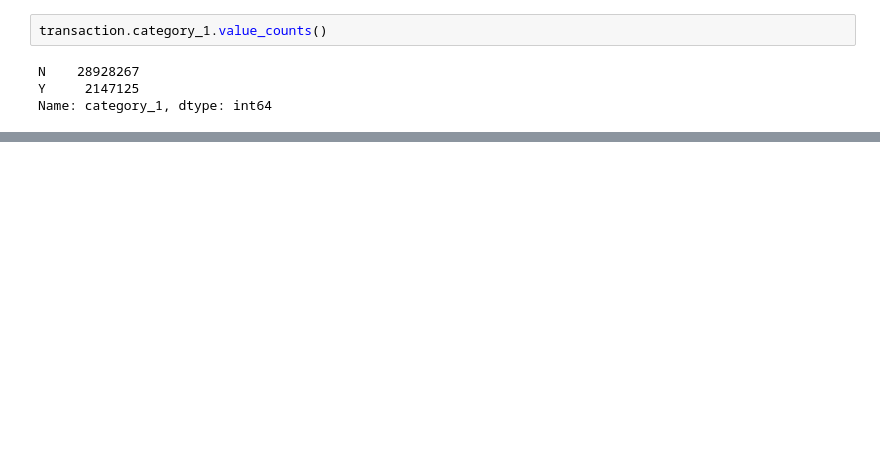
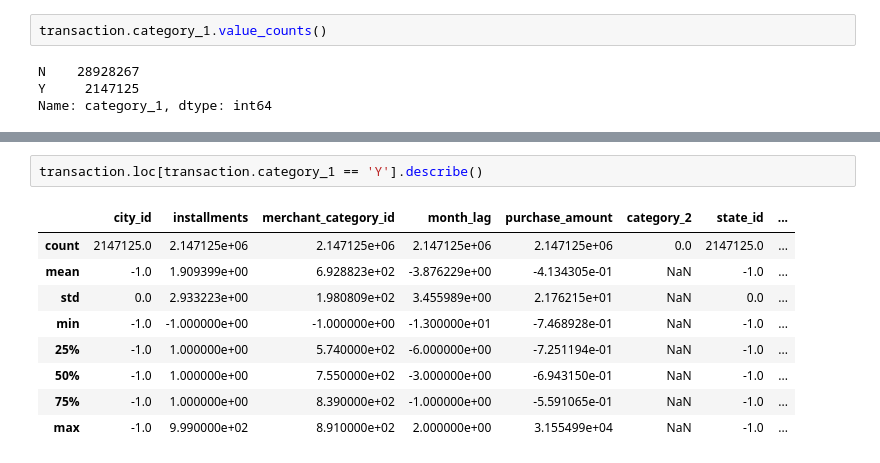
Before and after one commit to miniii222/kaggle, a Jupyter notebook: Elo_Merchant_Category_Recommendation/modeling/2-6.New_Feature_transaction2.ipynb, the cells around one changed output, grey strips where cells are left out. Cells and saved outputs as stored; diff of their text form; blank space fills up the shorter version.

```diff
--- a/Elo_Merchant_Category_Recommendation/modeling/2-6.New_Feature_transaction2.ipynb
+++ b/Elo_Merchant_Category_Recommendation/modeling/2-6.New_Feature_transaction2.ipynb
@@ -402,0 +473,12 @@ dtype: int64
+# %%
+transaction.loc[transaction.category_1 == 'Y'].describe()
+# %% [output]
+|  | city_id | installments | merchant_category_id | month_lag | purchase_amount | category_2 | state_id | ... |
+| count | 2147125.0 | 2.147125e+06 | 2.147125e+06 | 2.147125e+06 | 2.147125e+06 | 0.0 | 2147125.0 | ... |
+| mean | -1.0 | 1.909399e+00 | 6.928823e+02 | -3.876229e+00 | -4.134305e-01 | NaN | -1.0 | ... |
+| std | 0.0 | 2.933223e+00 | 1.980809e+02 | 3.455989e+00 | 2.176215e+01 | NaN | 0.0 | ... |
+| min | -1.0 | -1.000000e+00 | -1.000000e+00 | -1.300000e+01 | -7.468928e-01 | NaN | -1.0 | ... |
+| 25% | -1.0 | 1.000000e+00 | 5.740000e+02 | -6.000000e+00 | -7.251194e-01 | NaN | -1.0 | ... |
+| 50% | -1.0 | 1.000000e+00 | 7.550000e+02 | -3.000000e+00 | -6.943150e-01 | NaN | -1.0 | ... |
+| 75% | -1.0 | 1.000000e+00 | 8.390000e+02 | -1.000000e+00 | -5.591065e-01 | NaN | -1.0 | ... |
+| max | -1.0 | 9.990000e+02 | 8.910000e+02 | 2.000000e+00 | 3.155499e+04 | NaN | -1.0 | ... |
```
Also changed, not shown: parts of 45 cells of this notebook.
